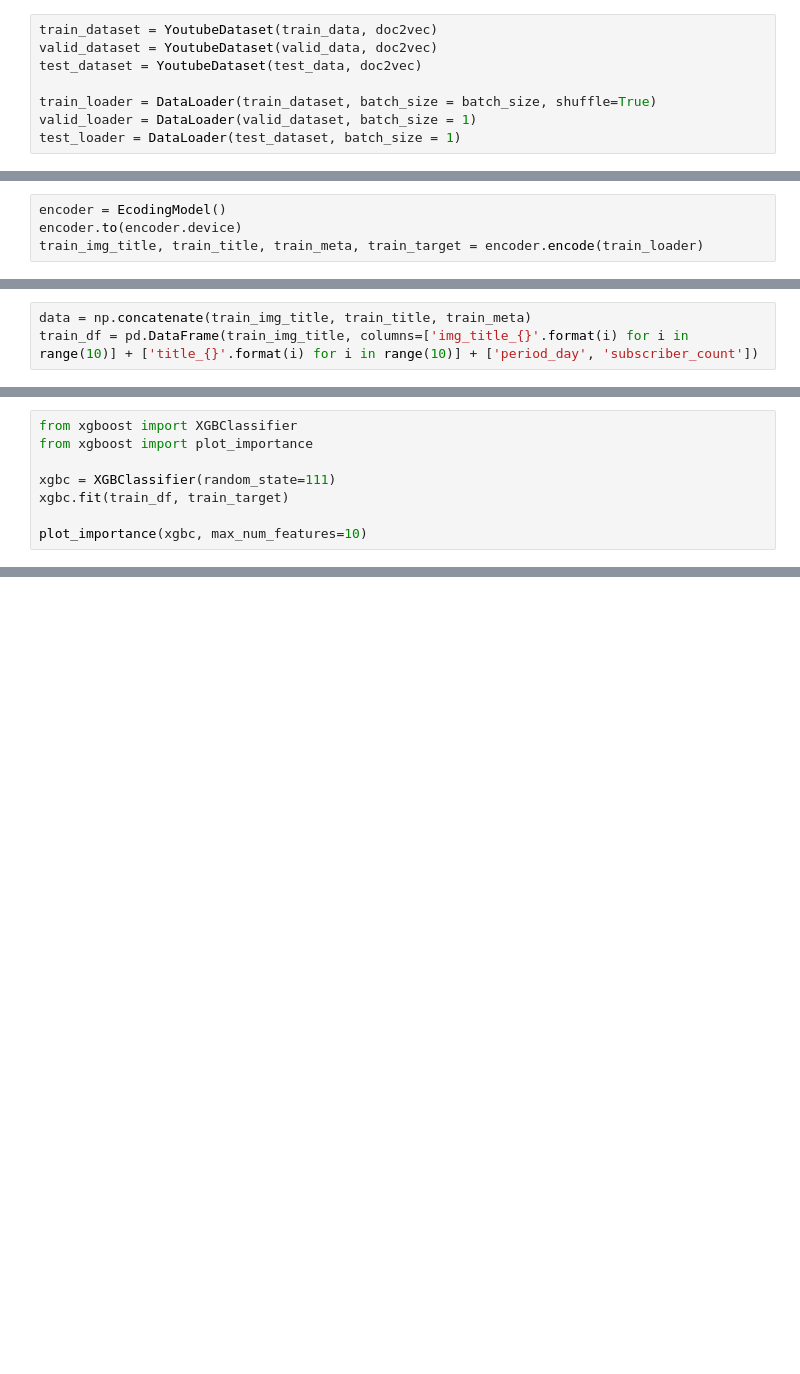
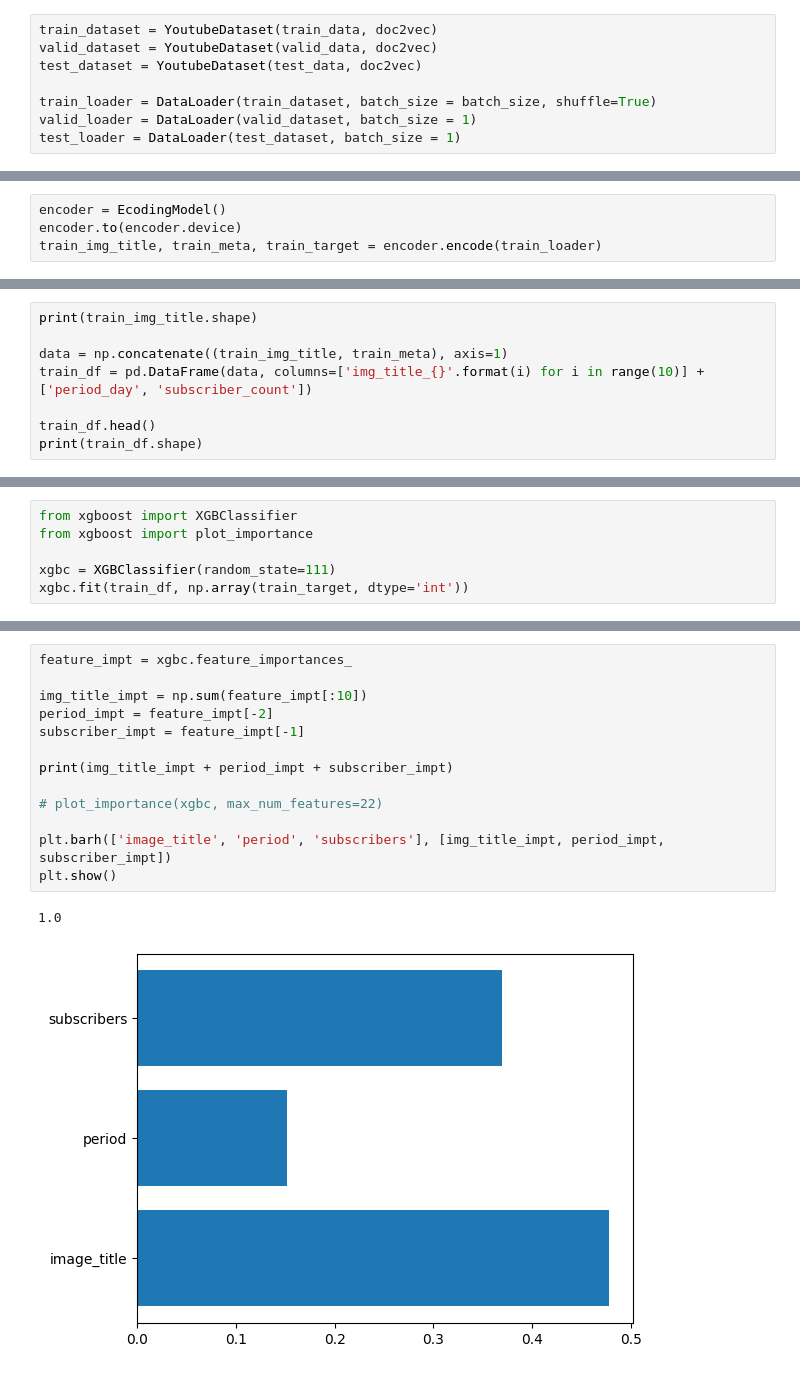
Before and after one commit to chaejin98330/AIP2023Spring_Team6, a Jupyter notebook: jihyun/feature_importance.ipynb, the cells around one changed output, grey strips where cells are left out. Saved outputs shown, nothing was run; the diff lists cells and outputs as text; blank space fills up the shorter version.

Commit message:
edit feature_importance

```diff
--- a/jihyun/feature_importance.ipynb
+++ b/jihyun/feature_importance.ipynb
@@ -133,4 +271,4 @@ print(len(data_list))
 # %%
 encoder = EcodingModel()
 encoder.to(encoder.device)
-train_img_title, train_title, train_meta, train_target = encoder.encode(train_loader)
+train_img_title, train_meta, train_target = encoder.encode(train_loader)
@@ -139,3 +275,8 @@ FileNotFoundError: ignored
 # %%
-data = np.concatenate(train_img_title, train_title, train_meta)
-train_df = pd.DataFrame(train_img_title, columns=['img_title_{}'.format(i) for i in range(10)] + ['title_{}'.format(i) for i in range(10)] + ['period_day', 'subscriber_count'])
+print(train_img_title.shape)
+
+data = np.concatenate((train_img_title, train_meta), axis=1)
+train_df = pd.DataFrame(data, columns=['img_title_{}'.format(i) for i in range(10)] + ['period_day', 'subscriber_count'])
+
+train_df.head()
+print(train_df.shape)
@@ -144,6 +288,4 @@ from xgboost import XGBClassifier
 from xgboost import plot_importance
 
 xgbc = XGBClassifier(random_state=111)
-xgbc.fit(train_df, train_target)
-
-plot_importance(xgbc, max_num_features=10)
+xgbc.fit(train_df, np.array(train_target, dtype='int'))
@@ -149,0 +304,16 @@ plot_importance(xgbc, max_num_features=10)
+# %%
+feature_impt = xgbc.feature_importances_
+
+img_title_impt = np.sum(feature_impt[:10])
+period_impt = feature_impt[-2]
+subscriber_impt = feature_impt[-1]
+
+print(img_title_impt + period_impt + subscriber_impt)
+
+# plot_importance(xgbc, max_num_features=22)
+
+plt.barh(['image_title', 'period', 'subscribers'], [img_title_impt, period_impt, subscriber_impt])
+plt.show()
+# %% [output]
+1.0
+[figure, added]
```
Also changed, not shown: parts of 8 cells of this notebook.
